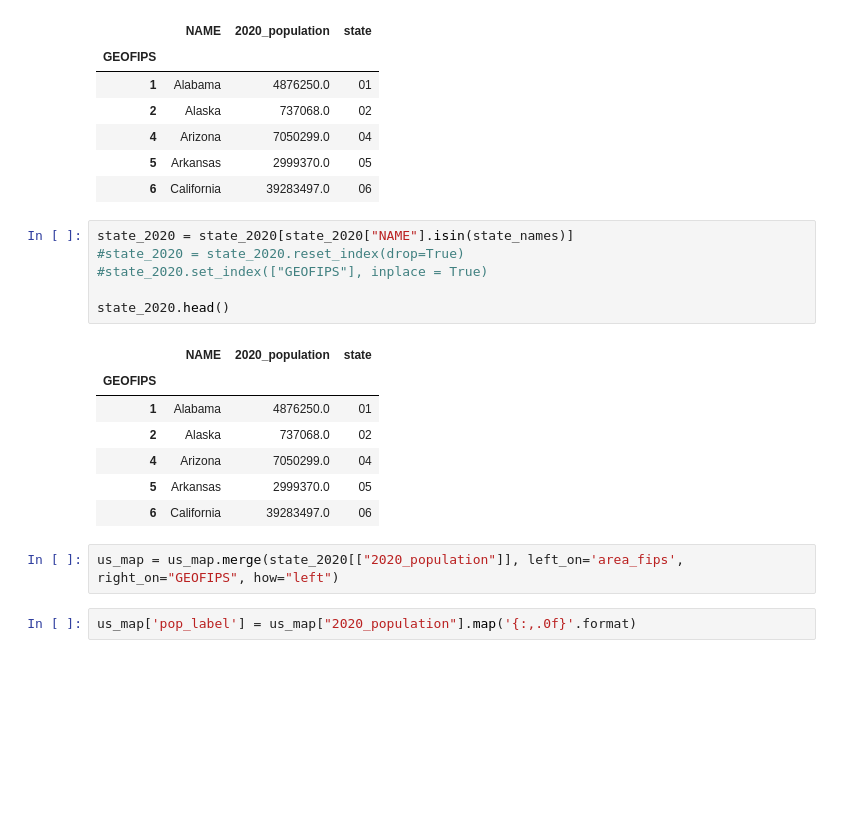
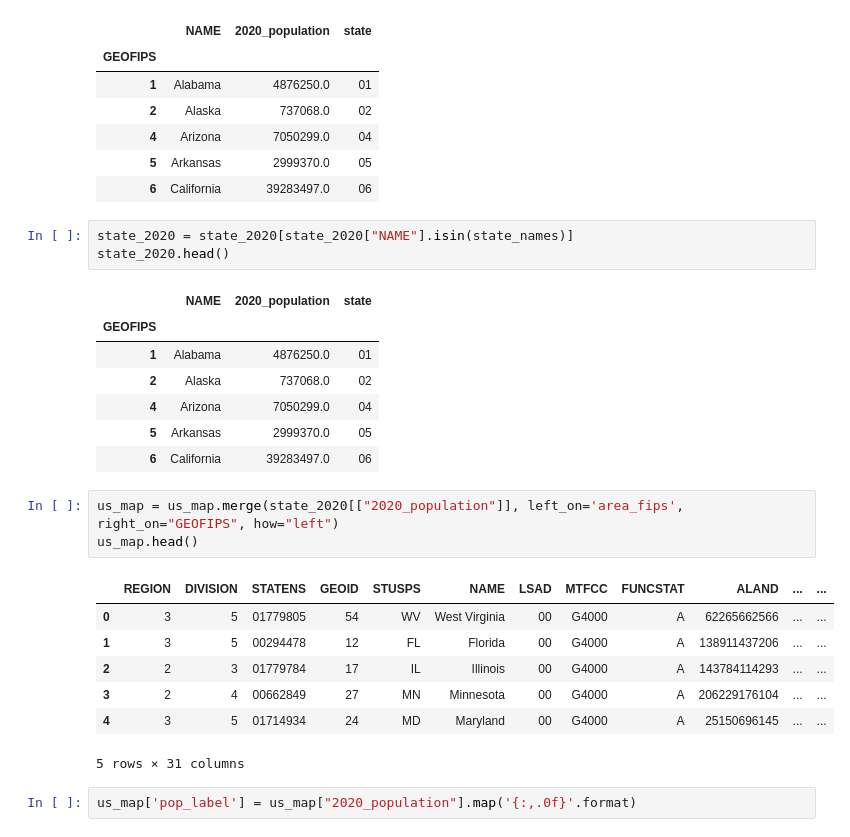
Before and after one commit to camckenzie/COVID-19-Interactive-Map, a Jupyter notebook: Covid_interactive_map.ipynb, the cells around one changed output. Saved outputs shown, nothing was run; the diff lists cells and outputs as text; blank space fills up the shorter version.

```diff
--- a/Covid_interactive_map.ipynb
+++ b/Covid_interactive_map.ipynb
@@ -251,9 +245,6 @@ state_2020.head()
 | 6 | California | 39283497.0 | 06 |
 # %%
 state_2020 = state_2020[state_2020["NAME"].isin(state_names)]
-#state_2020 = state_2020.reset_index(drop=True)
-#state_2020.set_index(["GEOFIPS"], inplace = True)
-
 state_2020.head()
 # %% [output]
 |  | NAME | 2020_population | state |
@@ -265,6 +256,15 @@ state_2020.head()
 | 6 | California | 39283497.0 | 06 |
 # %%
 us_map = us_map.merge(state_2020[["2020_population"]], left_on='area_fips', right_on="GEOFIPS", how="left")
+us_map.head()
+# %% [output]
+|  | REGION | DIVISION | STATENS | GEOID | STUSPS | NAME | LSAD | MTFCC | FUNCSTAT | ALAND | ... | ... |
+| 0 | 3 | 5 | 01779805 | 54 | WV | West Virginia | 00 | G4000 | A | 62265662566 | ... | ... |
+| 1 | 3 | 5 | 00294478 | 12 | FL | Florida | 00 | G4000 | A | 138911437206 | ... | ... |
+| 2 | 2 | 3 | 01779784 | 17 | IL | Illinois | 00 | G4000 | A | 143784114293 | ... | ... |
+| 3 | 2 | 4 | 00662849 | 27 | MN | Minnesota | 00 | G4000 | A | 206229176104 | ... | ... |
+| 4 | 3 | 5 | 01714934 | 24 | MD | Maryland | 00 | G4000 | A | 25150696145 | ... | ... |
+5 rows × 31 columns
 # %%
 us_map['pop_label'] = us_map["2020_population"].map('{:,.0f}'.format)
 # %%
```
Also changed, not shown: parts of 15 cells of this notebook, 1 other file.
